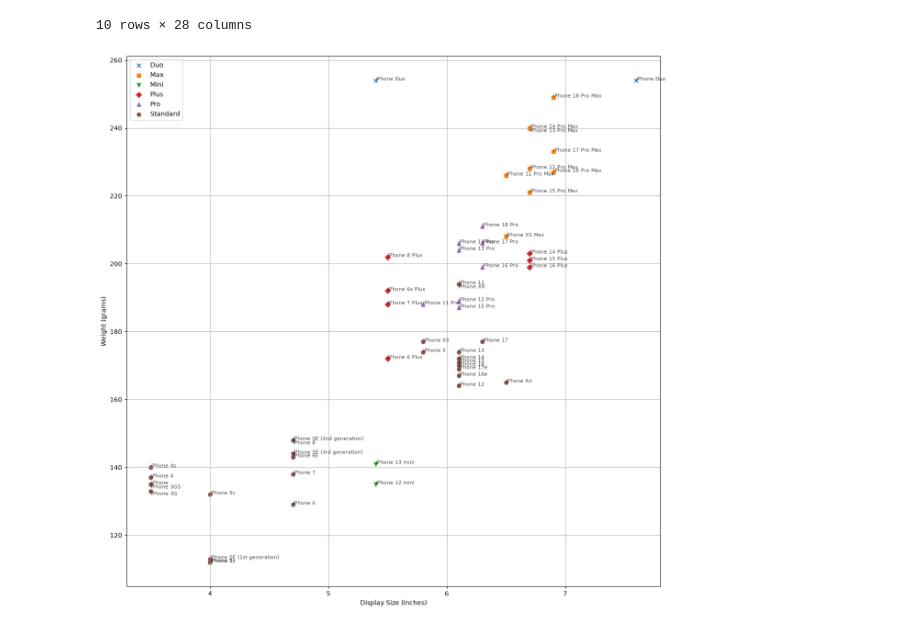
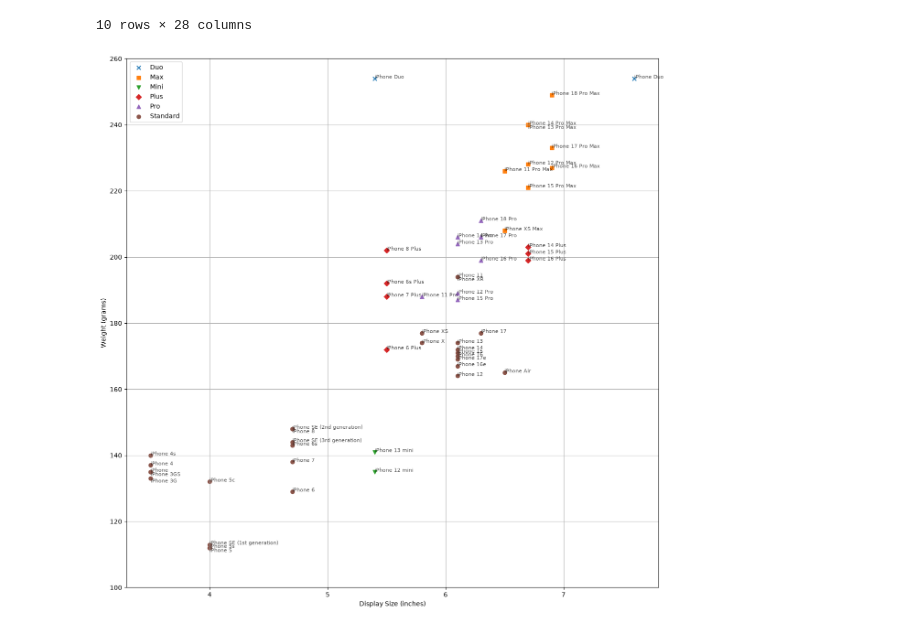
Before and after one commit to diemoschwarz/iphone-size-weight-plot, a Jupyter notebook: iphonesize-weight-plot.ipynb, the cells around one changed output. Cells and saved outputs as stored; diff of their text form; code cells hidden in the pictures.

```diff
--- a/iphonesize-weight-plot.ipynb
+++ b/iphonesize-weight-plot.ipynb
@@ -52,22 +52,23 @@ df.head(10)
 # %%
 fig, ax = pl.subplots(figsize=(15, 15))
 # plot weight vs display size using different marker symbols for classes
 clsmrk = {'Standard': 'o', 'Max': 's', 'Pro': '^', 'Duo': 'x', 'Plus': 'D', 'Mini': 'v'}
 for cls, d in df.groupby('class'):
     #pl.scatter(d['display_in'], d['weight_g'], c=d['year'], marker=clsmrk[cls], label=cls)
     pl.scatter(d['display_in'], d['weight_g'], marker=clsmrk[cls], label=cls)
 
 # add name as label to each point
 for i, row in df.iterrows():
     # for labels ending in XR, anchor top-left
-    if row['name'].endswith('XR') or row['name'].endswith('8') or row['name'].endswith('13 Pro Max') or row['name'].find('3G') != -1:
+    if row['name'].endswith('XR') or row['name'].endswith('8') or row['name'].endswith('13 Pro Max') or row['name'].endswith(' 5') or row['name'].find('3G') != -1:
         pl.annotate(row['name'], (row['display_in'], row['weight_g']), fontsize=8, alpha=0.7, ha='left', va='top')
     else:
         pl.annotate(row['name'], (row['display_in'], row['weight_g']), fontsize=8, alpha=0.7)
 
 pl.legend()
+ax.set_ylim(100, 260)
 ax.set_xlabel('Display Size (inches)')
 ax.set_ylabel('Weight (grams)')
 ax.grid()
 # %% [output]
-[figure, old version]
+[figure, new version]
```
Also changed, not shown: 1 other file.
